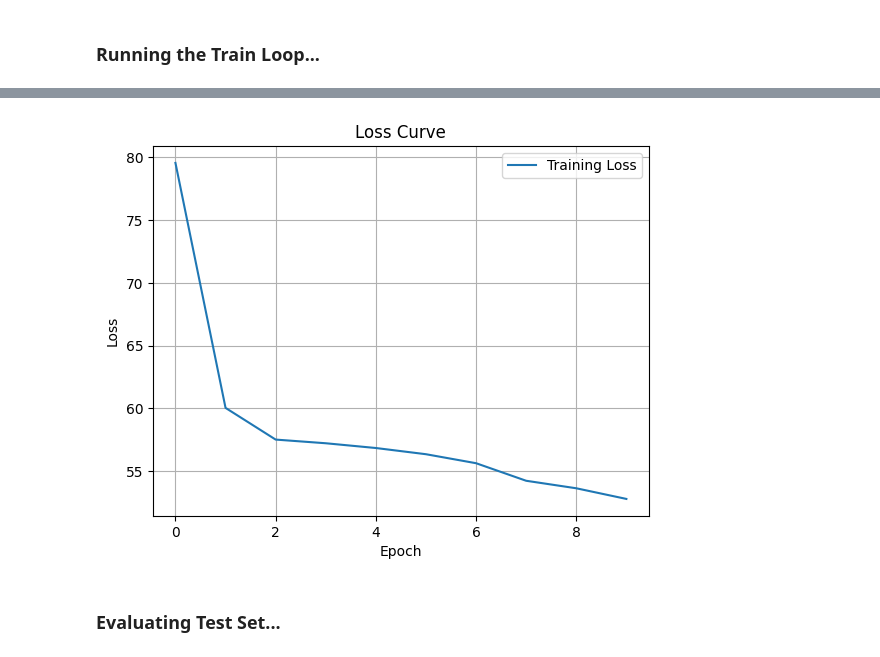
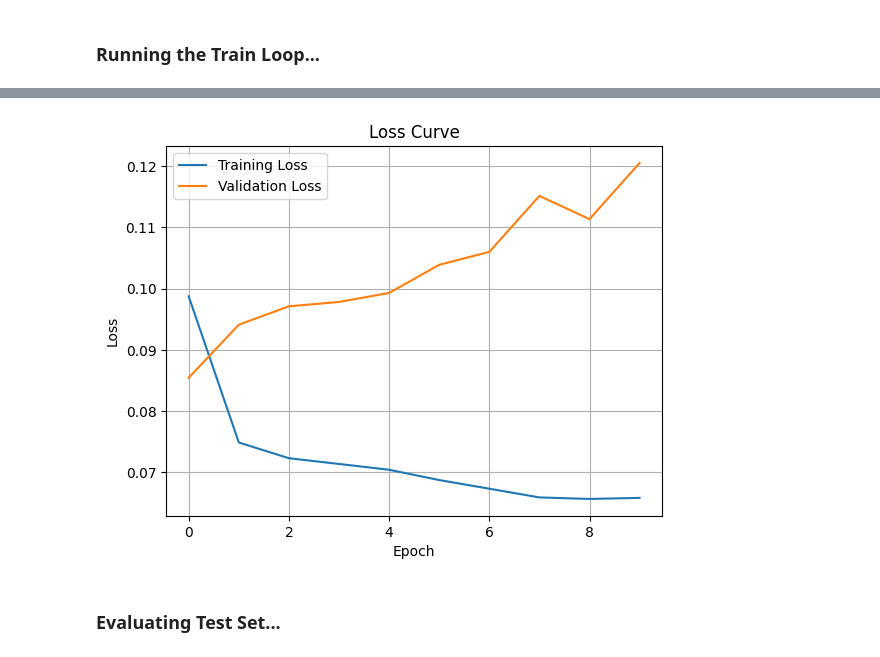
Before and after one commit to 7sr7/Projs-in-AI-HW-5, a Jupyter notebook: Silvestre_Projs_in_AI_HW_5.ipynb, the cells around one changed output, grey strips where cells are left out. Cells and saved outputs as stored; diff of their text form; code cells hidden in the pictures.

```diff
--- a/Silvestre_Projs_in_AI_HW_5.ipynb
+++ b/Silvestre_Projs_in_AI_HW_5.ipynb
@@ -1660,6 +1676,22 @@ def train_step(src_seq, tgt_seq):
   gradients = tape.gradient(loss, variables)
   optimizer.apply_gradients(zip(gradients, variables))
   return loss
+# %%
+# validation loop...
+@tf.function
+def val_step(src_seq, tgt_seq):
+  loss = 0
+
+  enc_output, enc_hidden_h, enc_hidden_c = encoder(src_seq)
+  dec_hidden_h, dec_hidden_c = enc_hidden_h, enc_hidden_c
+  dec_input = tgt_seq[:, :-1]
+  real = tgt_seq[:, 1:]
+
+  pred, dec_hidden_h, dec_hidden_c, attention_weights = decoder(dec_input, enc_output, dec_hidden_h, dec_hidden_c)
+
+  loss = loss_function(real, pred)
+
+  return loss
 # %%
 # initializing the model...
 
@@ -1680,18 +1713,39 @@ num_epochs = 10
 batch_size = 32
 
 train_losses = []
+val_losses = []
 iniTime = time.time()
 
 for epoch in range(num_epochs):
+  # training...
   total_loss = 0
+  avg_train_loss = 0
+
   for batch in range(len(X_train) // batch_size):
     batch_X = X_train[batch * batch_size: (batch + 1) * batch_size]
     batch_y = y_train[batch * batch_size: (batch + 1) * batch_size]
     batch_loss = train_step(batch_X, batch_y)
     total_loss += batch_loss
 
-  train_losses.append(total_loss)
-  print(f'Epoch {epoch + 1}, Loss: {total_loss}')
+  avg_train_loss = total_loss / len(X_train)
+
+  train_losses.append(avg_train_loss)
+
+
+  # validation...
+  total_val_loss = 0
+  avg_val_loss = 0
+
+  for batch in range(len(X_val) // batch_size):
+    batch_X = X_val[batch * batch_size: (batch + 1) * batch_size]
+    batch_y = y_val[batch * batch_size: (batch + 1) * batch_size]
+    batch_loss = val_step(batch_X, batch_y)
+    total_val_loss += batch_loss
+
+  avg_val_loss = total_val_loss / len(X_val)
+
+  val_losses.append(avg_val_loss)
+  print(f'Epoch {epoch + 1}, Train Loss: {avg_train_loss}, Validation Loss: {avg_val_loss}')
 
 finTime = time.time()
 print(f'Total Training Time: {finTime - iniTime}')
@@ -1700,16 +1764,17 @@ KeyboardInterrupt:
 # %%
 # plotting loss...
 plt.plot(train_losses, label='Training Loss')
+plt.plot(val_losses, label='Validation Loss')
 
 plt.title('Loss Curve')
 plt.xlabel('Epoch')
 plt.ylabel('Loss')
 
 plt.legend()
 plt.grid(True)
 plt.show()
 # %% [output]
-[figure, old version]
+[figure, new version]
 # %% [markdown]
 ### Evaluating Test Set...
 # %%
```
Also changed, not shown: parts of 9 cells of this notebook.
